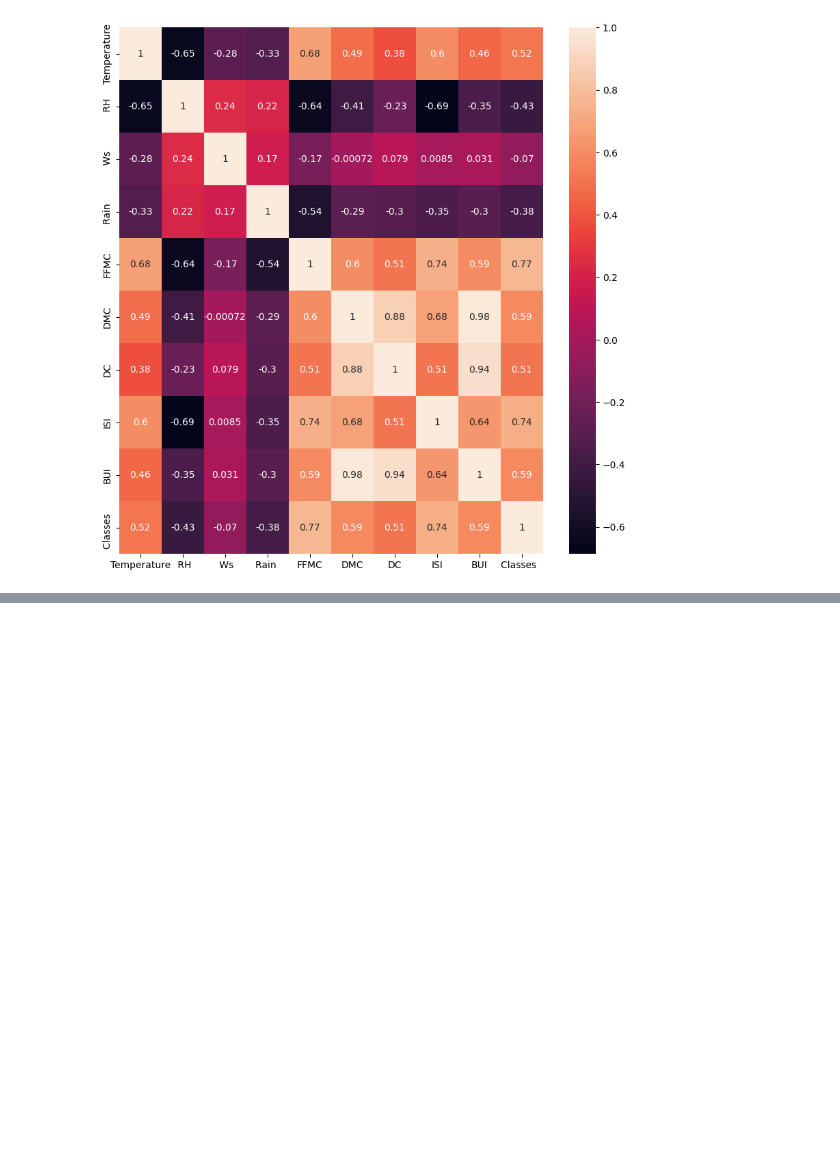
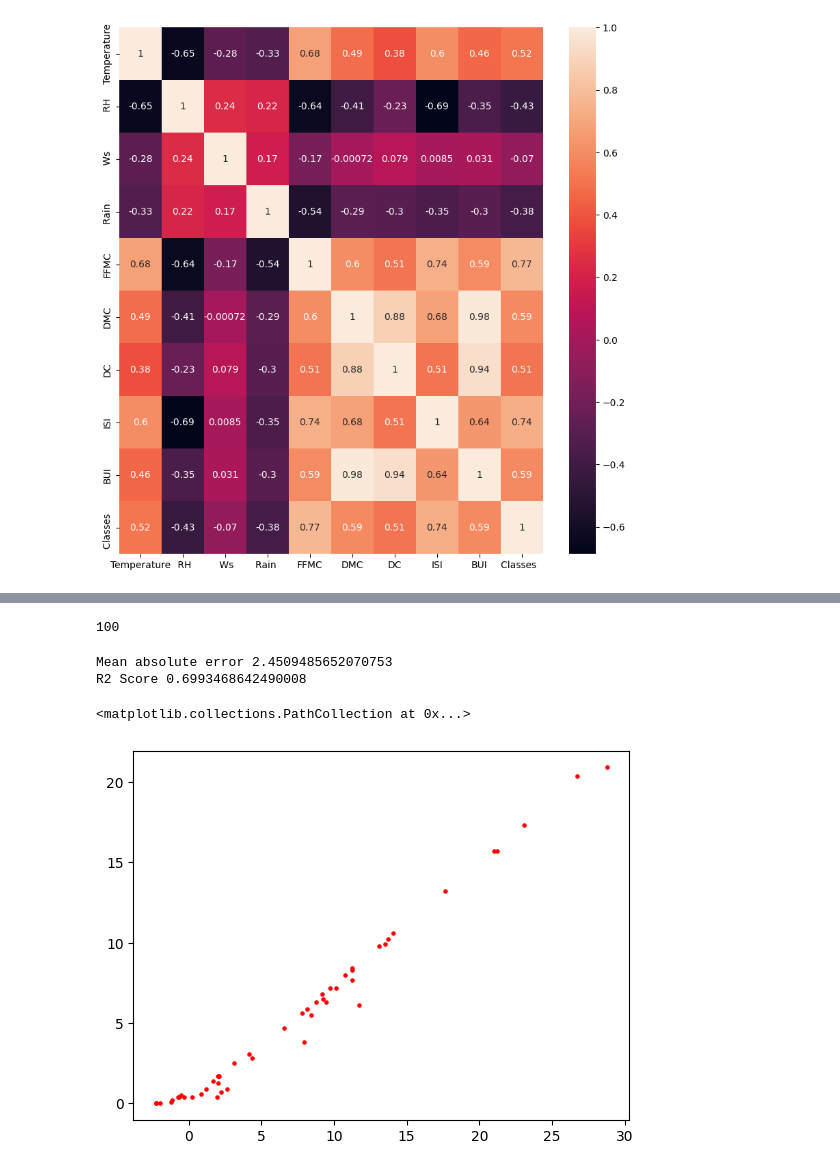
Before and after one commit to qazi-adnan/MACHINE_LEARNING, a Jupyter notebook: 4 ridge lasso and elastic net/file.ipynb, the cells around one changed output, grey strips where cells are left out. Drawn from its saved outputs; the diff is of its cells as text; code cells hidden in the pictures; blank space fills up the shorter version.

```diff
--- a/4 ridge lasso and elastic net/file.ipynb
+++ b/4 ridge lasso and elastic net/file.ipynb
@@ -174,0 +294,16 @@ x_train, x_test, y_train , y_test = train_test_split(x,y,test_size=0.2,random_st
+# %%
+len(lassocv.mse_path_)
+# %% [output]
+100
+# %%
+y_pred=lassocv.predict(x_test_scaled)
+mae=mean_absolute_error(y_test, y_pred)
+score=r2_score(y_test,y_pred)
+print("Mean absolute error", mae)
+print("R2 Score", score)
+plt.scatter(y_pred, y_test , color="red" , s=5)
+# %% [output]
+Mean absolute error 2.4509485652070753
+R2 Score 0.6993468642490008
+<matplotlib.collections.PathCollection at 0x...>
+[figure, added]
```
Also changed, not shown: parts of 11 cells of this notebook.
